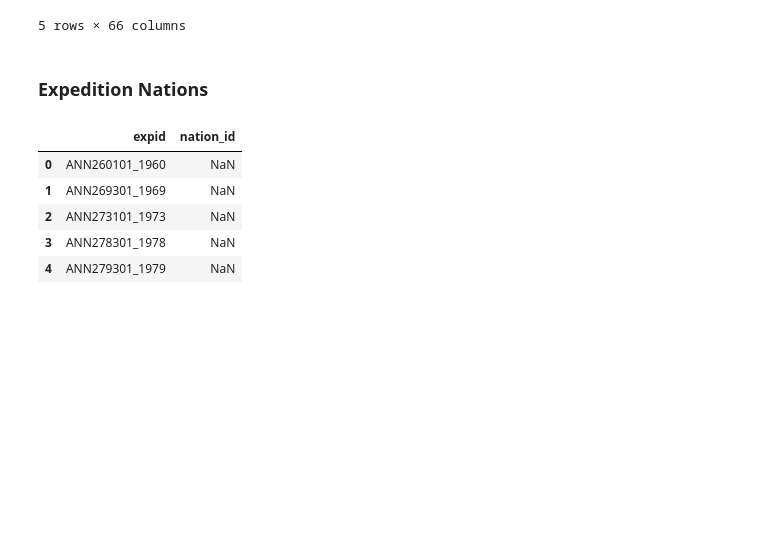
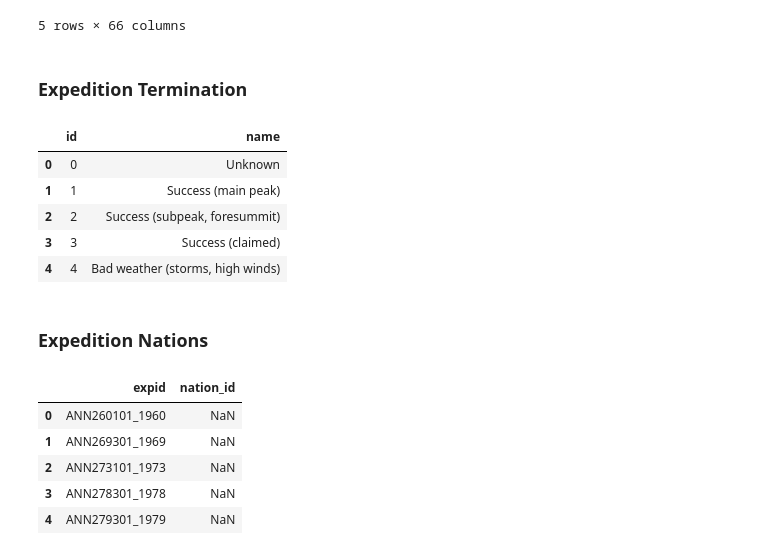
Before and after one commit to bastien-winant/himalayan-db-ingest, a Jupyter notebook: scripts/expeditions.ipynb, the cells around one changed output. Saved outputs shown, nothing was run; the diff lists cells and outputs as text; code cells hidden in the pictures; blank space fills up the shorter version.

```diff
--- a/scripts/expeditions.ipynb
+++ b/scripts/expeditions.ipynb
@@ -31,6 +31,19 @@ df.head()
 | 3 | ANN278301_1978 | ANN2 | 1978 | 3 | 1 | N Face-W Ridge | None | None | None | UK | ... | ... |
 | 4 | ANN279301_1979 | ANN2 | 1979 | 3 | 1 | N Face-W Ridge | NW Ridge of A-IV | None | None | UK | ... | ... |
 5 rows × 66 columns
+# %% [markdown]
+### Expedition Termination
+# %%
+df_exped_termination = pd.DataFrame.from_dict(exped_termination_map, orient='index', columns=['name']).reset_index(names='id')
+# %%
+df_exped_termination.head()
+# %% [output]
+|  | id | name |
+| 0 | 0 | Unknown |
+| 1 | 1 | Success (main peak) |
+| 2 | 2 | Success (subpeak, foresummit) |
+| 3 | 3 | Success (claimed) |
+| 4 | 4 | Bad weather (storms, high winds) |
 # %% [markdown]
 ### Expedition Nations
 # %%
```
Also changed, not shown: parts of 2 cells of this notebook, 3 other files.
